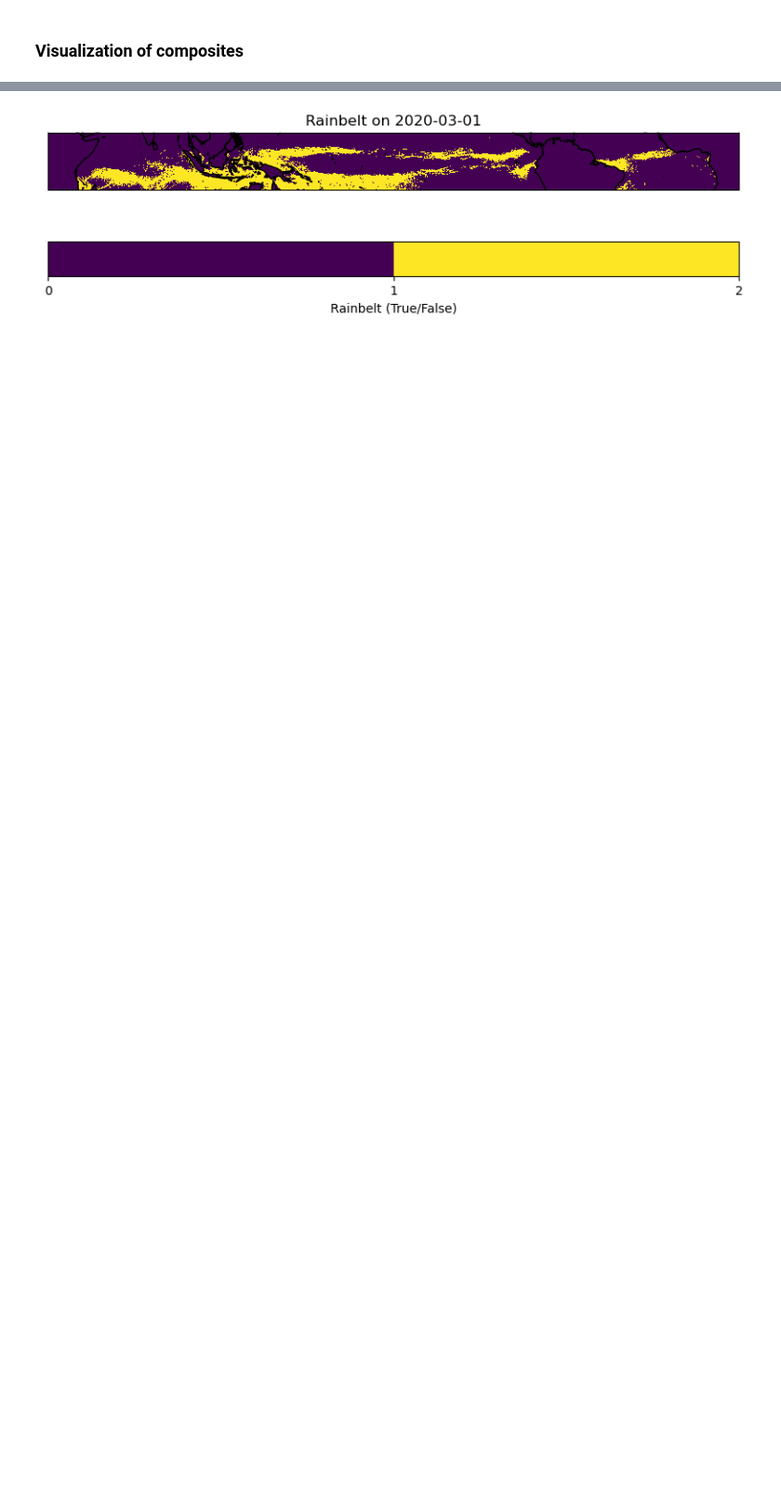
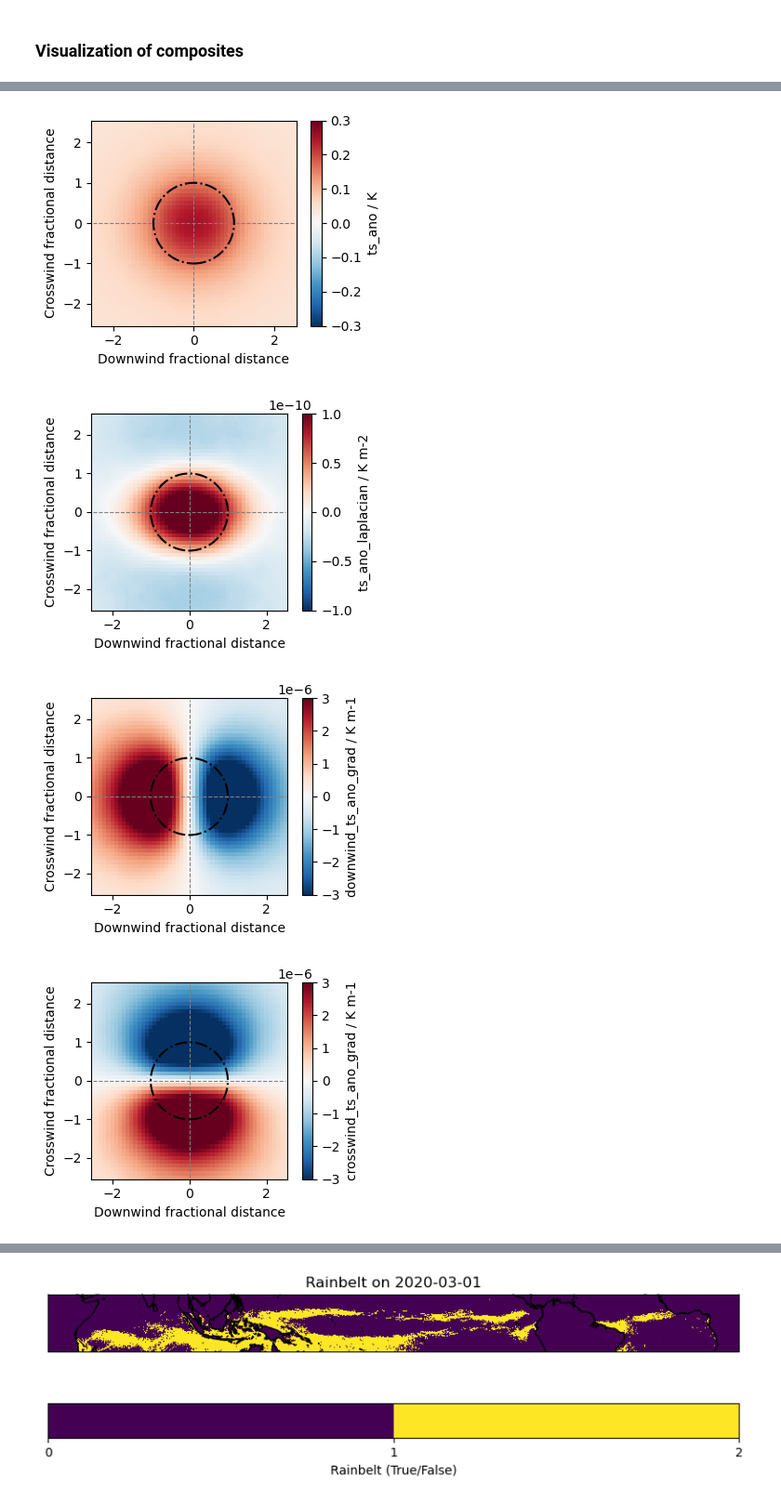
Before and after one commit to HF7weatherman/pycompo, a Jupyter notebook: examples/analyze_composites.ipynb, the cells around one changed output, grey strips where cells are left out. Shown at 93% size. Drawn from its saved outputs; the diff is of its cells as text; code cells hidden in the pictures; blank space fills up the shorter version.

```diff
--- a/examples/analyze_composites.ipynb
+++ b/examples/analyze_composites.ipynb
@@ -26,3 +31,17 @@ feature_var = config['data']['feature_var']
+# %%
+# build rainbelt if necessary
+if config['composite']['q80_pr_subsampling']['switch']:
+    rainbelt = pccompo.get_rainbelt(analysis_times, config, quantile=0.8)
+
+# load feature_props
+inpath = Path(f"{config['data']['outpath']}/{analysis_idf}/")
+infile = Path(f"{analysis_idf}_feature_props_all.nc")
+feature_props = xr.open_dataset(str(inpath/infile))
+infile = Path(f"{analysis_idf}_feature_props_prq80_all.nc")
+feature_props_prq80 = xr.open_dataset(str(inpath/infile))
+
+
+    feature_props_pr_q80.quantile([0.25, 0.5, 0.75])
 # %% [markdown]
 ### Read in feature_data
 # %%
@@ -68,11 +91,3 @@ outpath.mkdir(parents=True, exist_ok=True)
 outfile = Path(f"{analysis_idf}_feature_compo_data_full.nc")
 feature_compo_data.attrs["identifier"] = analysis_idf
 #feature_compo_data.to_netcdf(str(outpath/outfile))
-# %%
-features = xr.concat(features, dim='feature')
-
-# save feature composite data
-outpath = Path(f"{config['data']['outpath']}/{analysis_idf}/")
-outpath.mkdir(parents=True, exist_ok=True)
-outfile = Path(f"{analysis_idf}_feature_compo_data_full.nc")
-feature_compo_data.attrs["identifier"] = analysis_idf
@@ -203,0 +213,13 @@ for var in feature_compo_data.data_vars:
+# %%
+import pycompo.core.plot as pcplot
+import importlib as implib
+implib.reload(pcplot)
+
+for var in pr_q80_compo.data_vars:
+    if len(pr_q80_compo[var].dims) >= 2:
+        pcplot.plot_composite(pr_q80_compo[var])
+# %% [output]
+[figure, added]
+[figure, added]
+[figure, added]
+[figure, added]
```
Also changed, not shown: parts of 22 cells of this notebook, 5 other files.
